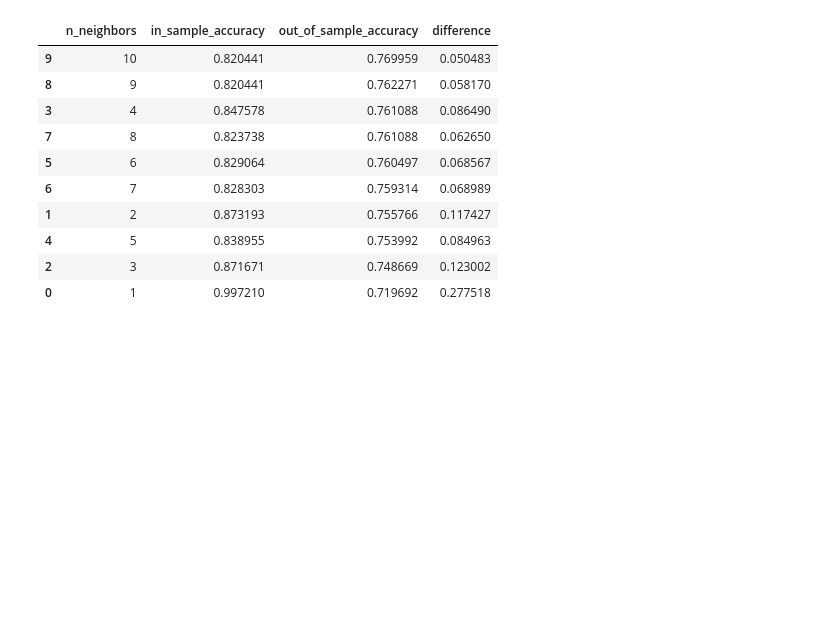
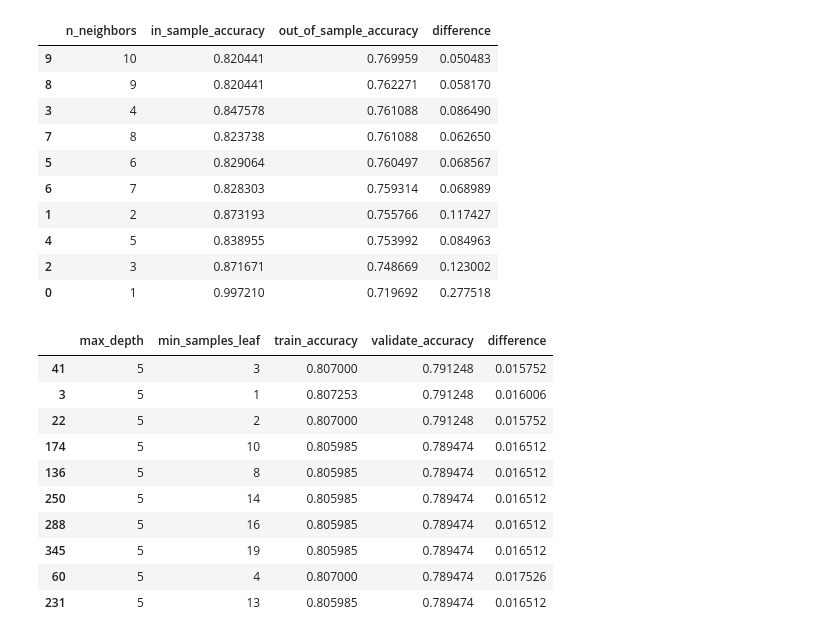
Before and after one commit to Andy-Jensen/Telco_project_part_1, a Jupyter notebook: explore_and_modeling.ipynb, the cells around one changed output. Saved outputs shown, nothing was run; the diff lists cells and outputs as text; code cells hidden in the pictures; blank space fills up the shorter version.

```diff
--- a/explore_and_modeling.ipynb
+++ b/explore_and_modeling.ipynb
@@ -579,3 +593,46 @@ df.sort_values('out_of_sample_accuracy', ascending=False).head(10)
 | 4 | 5 | 0.838955 | 0.753992 | 0.084963 |
 | 2 | 3 | 0.871671 | 0.748669 | 0.123002 |
 | 0 | 1 | 0.997210 | 0.719692 | 0.277518 |
+# %%
+metrics= []
+
+for n in range(1, 21):
+    for i in range(2, 21):
+                                                    #build the model
+        dec_tree= DecisionTreeClassifier(max_depth= i,
+                                         min_samples_leaf= n)
+                                                    #fit the model
+        dec_tree.fit(x_train, y_train)
+                                                    #get accuracy from in and out of sample data
+        in_sample= dec_tree.score(x_train, y_train)
+        out_of_sample= dec_tree.score(x_val, y_val)
+                                                    #assigning the output to a dictionary
+        output={
+            'max_depth': i,
+            'min_samples_leaf': n,
+            'train_accuracy': in_sample,
+            'validate_accuracy': out_of_sample
+        }
+                                                    #appending the output dictionary to the empty metrics list
+        metrics.append(output)
+# %%
+#visualizing the metrics as a dataframe
+df= pd.DataFrame(metrics)
+
+#creating the difference column for train and validate accuracy
+df['difference']= df['train_accuracy']-df['validate_accuracy']
+
+#sorting the dataframe to make it easier to read
+df.sort_values('validate_accuracy', ascending=False).head(10)
+# %% [output]
+|  | max_depth | min_samples_leaf | train_accuracy | validate_accuracy | difference |
+| 41 | 5 | 3 | 0.807000 | 0.791248 | 0.015752 |
+| 3 | 5 | 1 | 0.807253 | 0.791248 | 0.016006 |
+| 22 | 5 | 2 | 0.807000 | 0.791248 | 0.015752 |
+| 174 | 5 | 10 | 0.805985 | 0.789474 | 0.016512 |
+| 136 | 5 | 8 | 0.805985 | 0.789474 | 0.016512 |
+| 250 | 5 | 14 | 0.805985 | 0.789474 | 0.016512 |
+| 288 | 5 | 16 | 0.805985 | 0.789474 | 0.016512 |
+| 345 | 5 | 19 | 0.805985 | 0.789474 | 0.016512 |
+| 60 | 5 | 4 | 0.807000 | 0.789474 | 0.017526 |
+| 231 | 5 | 13 | 0.805985 | 0.789474 | 0.016512 |
```
Also changed, not shown: parts of 16 cells of this notebook, 2 other files.
